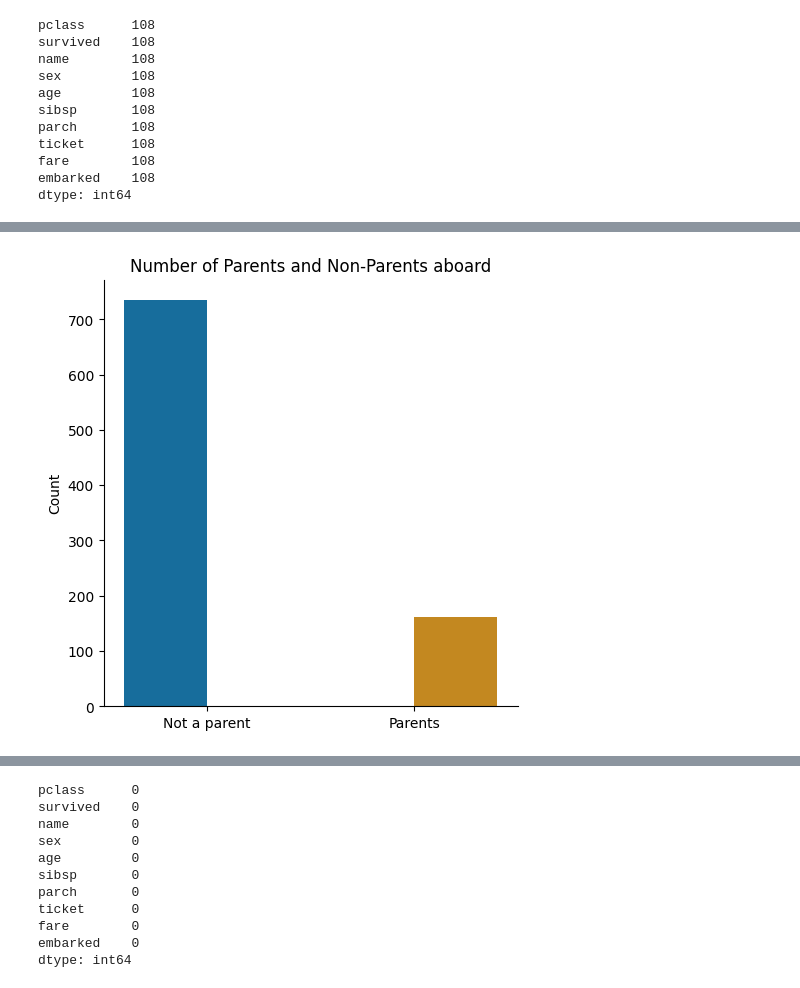
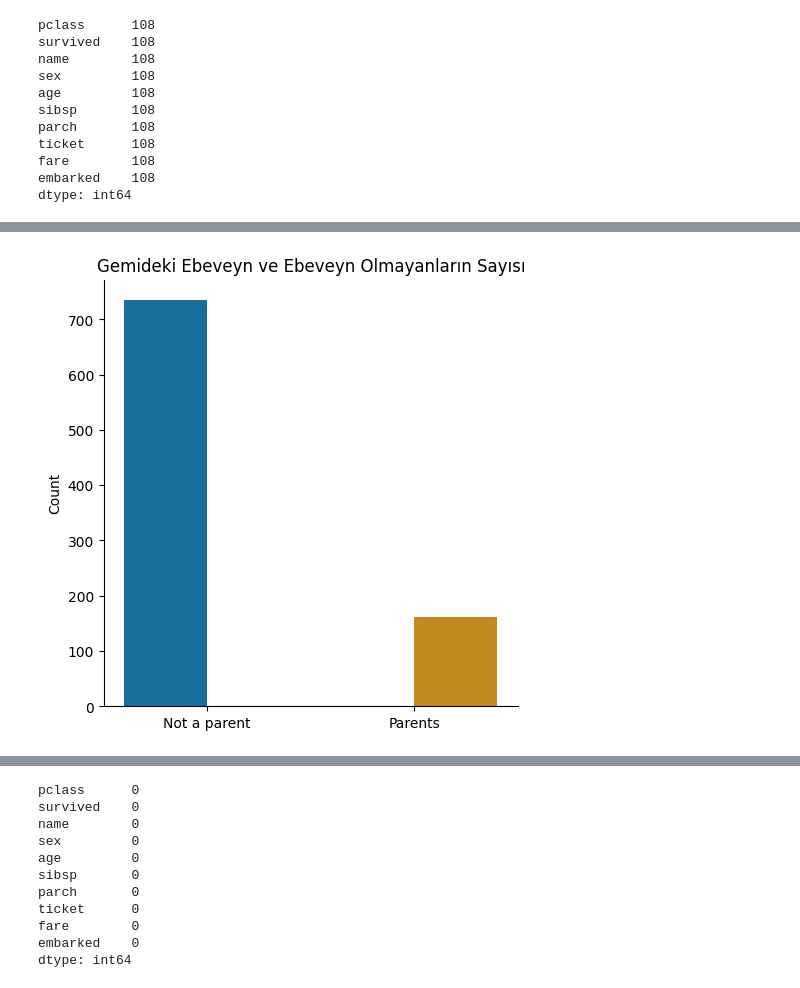
Before and after one commit to yunuxemre/Data-Mining-Example, a Jupyter notebook: TitanikVeriAnaliziV2.ipynb, the cells around one changed output, grey strips where cells are left out. Saved outputs shown, nothing was run; the diff lists cells and outputs as text; code cells hidden in the pictures.

```diff
--- a/TitanikVeriAnaliziV2.ipynb
+++ b/TitanikVeriAnaliziV2.ipynb
@@ -433,17 +435,17 @@ sns.histplot(children, x = 'age', hue = 'pclass', palette = 'colorblind', bins =
 # %%
 titanic_adults = titanic[titanic['age'] >= 15].copy()
 
 titanic_adults.loc[:, 'ParchGroup'] = titanic_adults['parch'].map({0: 'Not a parent', 1: 'Parents', 2: 'Parents', 3: 'Parents', 4: 'Parents', 5: 'Parents', 6: 'Parents'})
 
 sns.catplot(data=titanic_adults, x='ParchGroup', kind='count', hue='ParchGroup', palette='colorblind', legend = False)
 
 plt.xlabel('')
 plt.ylabel('Count')
-plt.title('Number of Parents and Non-Parents aboard') # Gemideki Ebeveyn ve Ebeveyn Olmayanların Sayısı
+plt.title('Gemideki Ebeveyn ve Ebeveyn Olmayanların Sayısı')
 
 plt.show()
 # %% [output]
-[figure, old version]
+[figure, new version]
 # %%
 titanic_adults.loc[:, 'SibSpGroup'] = titanic_adults['sibsp'].map({0: 'Alone', 1: 'With Family', 2: 'With Family', 3: 'With Family', 4: 'With Family', 5: 'With Family'})
 
```
Also changed, not shown: parts of 8 cells of this notebook.
